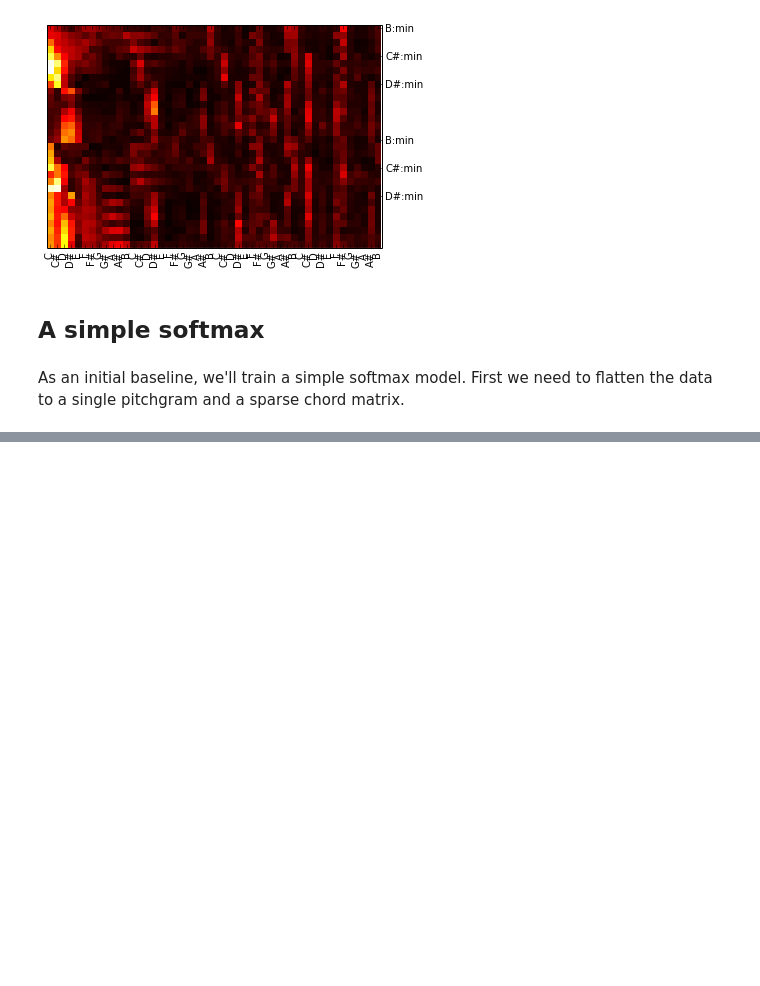
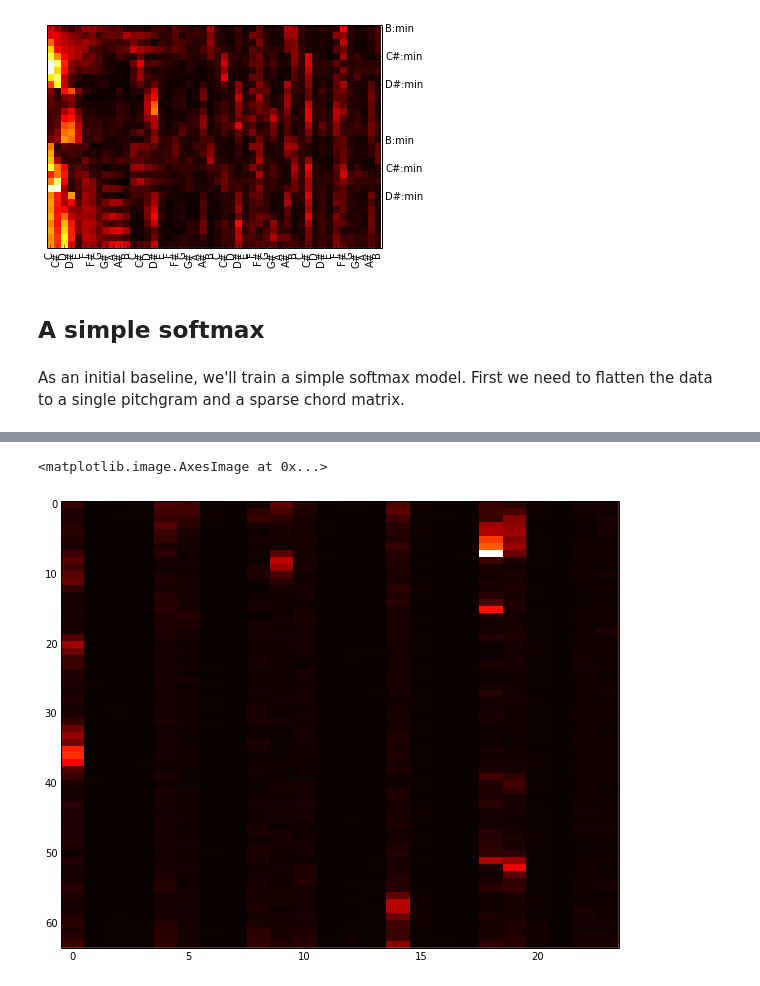
Before and after one commit to andreasjansson/chordrec, a Jupyter notebook: notebooks/convnet.ipynb, the cells around one changed output, grey strips where cells are left out. Drawn from its saved outputs; the diff is of its cells as text; code cells hidden in the pictures; blank space fills up the shorter version.

```diff
--- a/notebooks/convnet.ipynb
+++ b/notebooks/convnet.ipynb
@@ -288,0 +83,4 @@ test_model = theano.function(
+# %%
+image_size_0 = 16, 84
+image_size_1 = 12, 12
+image_size_2 = 4, 4
@@ -288,0 +235,30 @@ test_model = theano.function(
+# %%
+chord_patch_width = 64
+chords = [c for d, c in data if len(c) >= chord_patch_width]
+chord_stride = 4
+num_chord_vecs = int(sum(math.ceil((len(c) - chord_patch_width + 1) / float(chord_stride)) for c in chords))
+
+num_chords = 24
+num_chords_input = num_chords + num_chords - 2 # C to B + C to Bb
+chords_input = np.zeros((num_chord_vecs, chord_patch_width, num_chords_input), dtype=floatX)
+chords_output = np.zeros((num_chord_vecs, chord_patch_width, num_chords), dtype='int32')
+i = 0
+for a, c in enumerate(chords):
+    for j in range(0, len(c) - chord_patch_width + 1, chord_stride):
+        for k in range(chord_patch_width):
+            n =  c[j + k]
+            if n >= 24:
+                continue
+
+            chords_input[i, k, n] = 1
+            if n < 22:
+                chords_input[i, k, n + 24] = 1
+            chords_output[i, k, n] = 1
+        i += 1
+
+chords_input = chords_input.reshape(num_chord_vecs, 1, chord_patch_width, num_chords_input)
+chords_output = chords_output.reshape(num_chord_vecs, chord_patch_width * num_chords)
+chord_train_input, chord_train_output, chord_test_input, chord_test_output = split_train_test_theano(chords_input, chords_output, 0.5, True)
+
+chord_train_batches = chord_train_input.get_value(borrow=True).shape[0] / batch_size
+chord_test_batches = chord_test_input.get_value(borrow=True).shape[0] / batch_size
@@ -436,0 +385,5 @@ Inputs strides: [(5888, 1), (8,)]
+# %%
+imshow(test_model(0)[0])
+# %% [output]
+<matplotlib.image.AxesImage at 0x...>
+[figure, added]
```
Also changed, not shown: parts of 38 cells of this notebook.
